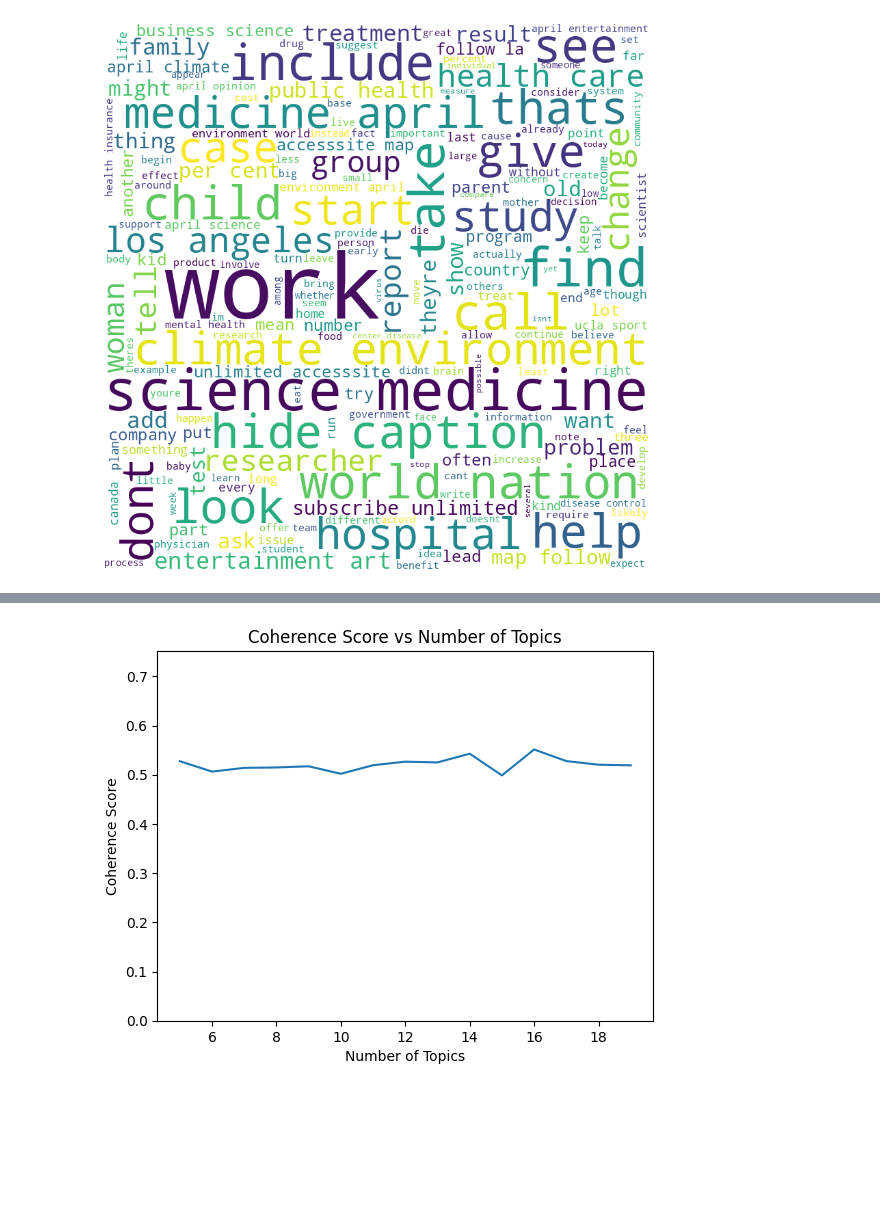
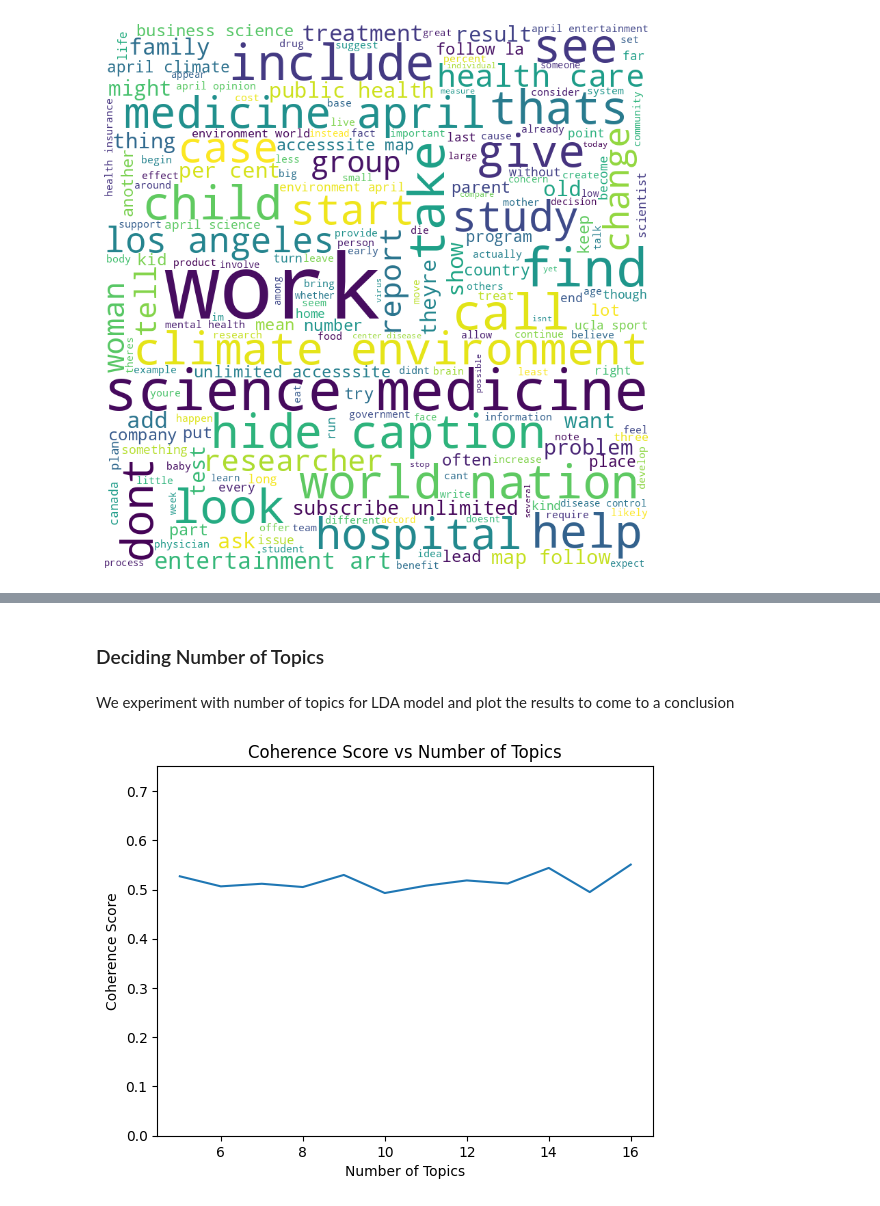
Before and after one commit to ChaithanyaSaiB/UMBC-DATA606-Capstone, a Jupyter notebook: notebooks/Exploration_and_Topic_Modeling.ipynb, the cells around one changed output, grey strips where cells are left out. Cells and saved outputs as stored; diff of their text form; code cells hidden in the pictures; blank space fills up the shorter version.

```diff
--- a/notebooks/Exploration_and_Topic_Modeling.ipynb
+++ b/notebooks/Exploration_and_Topic_Modeling.ipynb
@@ -70,28 +73,32 @@ dictionary = corpora.Dictionary(tokenized_documents)
 
 # Create a corpus from the tokenized documents
 corpus = [dictionary.doc2bow(doc) for doc in tokenized_documents]
+# %% [markdown]
+### Deciding Number of Topics
+# %% [markdown]
+We experiment with number of topics for LDA model and plot the results to come to a conclusion
 # %%
 # Set range of topics to explore
 min_topics = 5
-max_topics = 20
+max_topics = 17
 step_size = 1
 topics_range = range(min_topics, max_topics, step_size)
 
 # Run LDA model for different number of topics and compute coherence score
 coherence_scores = []
 for num_topics in topics_range:
     lda_model = LdaModel(corpus=corpus, id2word=dictionary, num_topics=num_topics, random_state=100, update_every=1,
-                         chunksize=100, passes=10, alpha='auto', per_word_topics=True)
+                         chunksize=100, passes=4, alpha='auto', per_word_topics=True)
     coherence_model = CoherenceModel(model=lda_model, texts=tokenized_documents, dictionary=dictionary, coherence='c_v')
     coherence_score = coherence_model.get_coherence()
     coherence_scores.append(coherence_score)
 
 # Plot coherence score vs number of topics
 plt.plot(topics_range, coherence_scores)
 plt.ylim(0, max(coherence_scores) + 0.2)
 plt.xlabel("Number of Topics")
 plt.ylabel("Coherence Score")
 plt.title("Coherence Score vs Number of Topics")
 plt.show()
 # %% [output]
-[figure, old version]
+[figure, new version]
```
Also changed, not shown: parts of 31 cells of this notebook.
